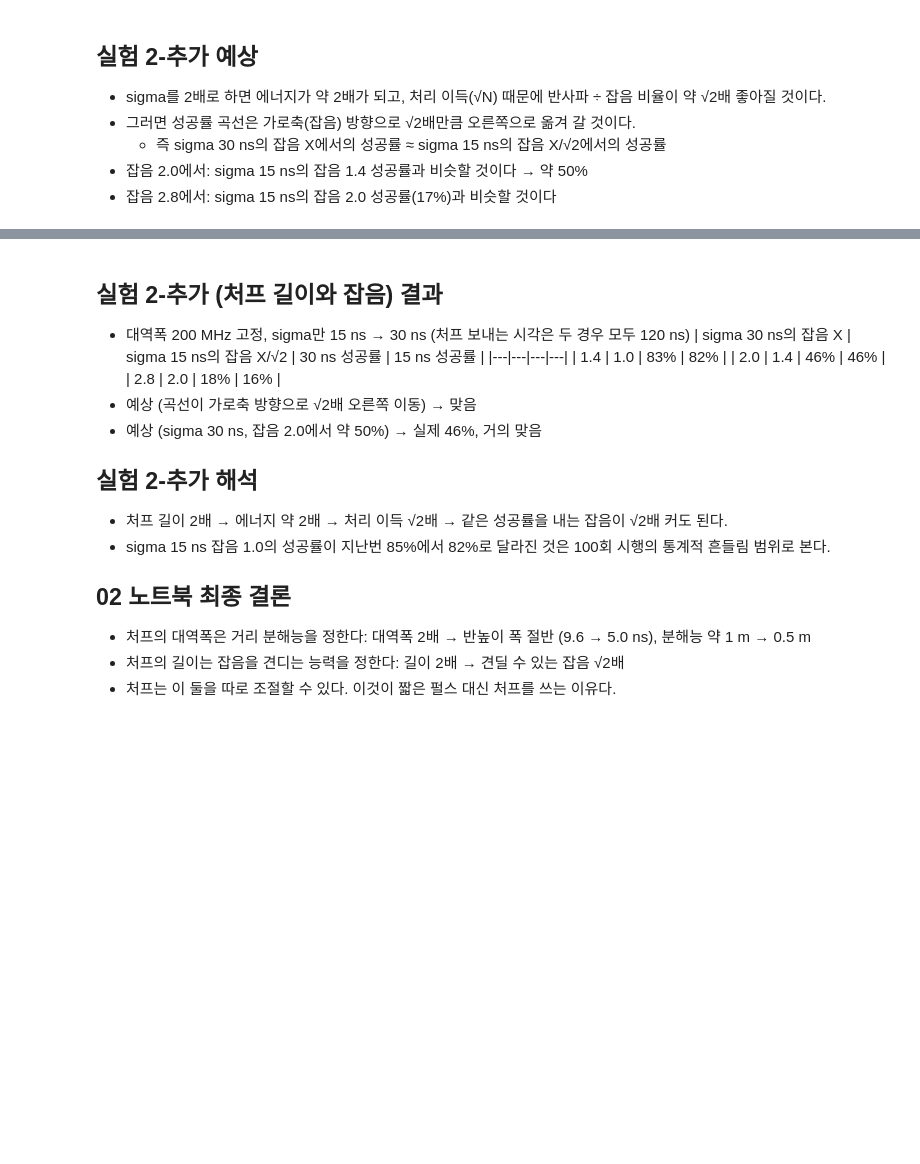
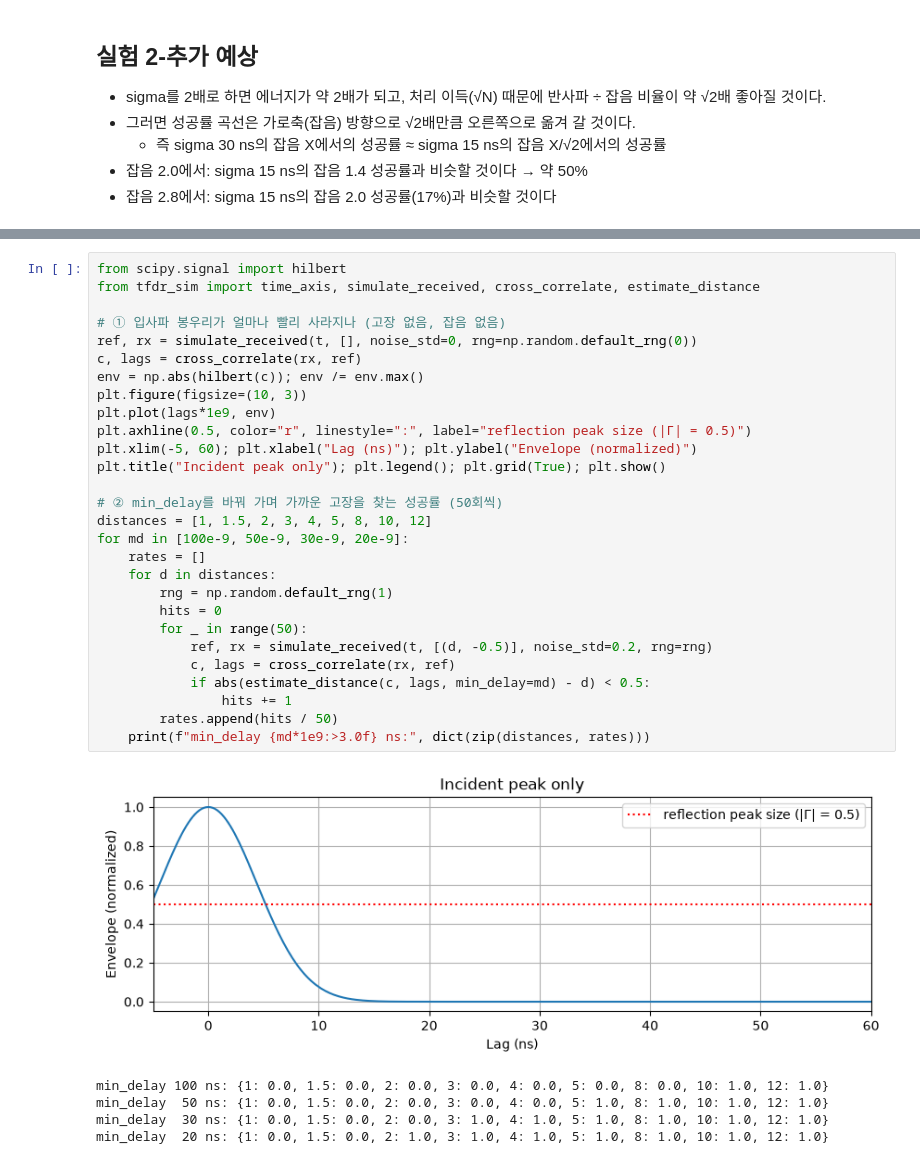
Before and after one commit to jingyu-k/tfdr-fault-localization, a Jupyter notebook: notebooks/02_resolution_and_noise.ipynb, the cells around one changed output, grey strips where cells are left out. Drawn from its saved outputs; the diff is of its cells as text; blank space fills up the shorter version.

Commit message:
02: 대역폭 정의(반전력 대역폭)와 min_delay 실험 추가, README 수정

```diff
--- a/notebooks/02_resolution_and_noise.ipynb
+++ b/notebooks/02_resolution_and_noise.ipynb
@@ -283,19 +287,34 @@ sigma 30 ns: [1.0, 1.0, 0.83, 0.46, 0.18, 0.08]
-# %% [markdown]
-## 실험 2-추가 (처프 길이와 잡음) 결과
-- 대역폭 200 MHz 고정, sigma만 15 ns → 30 ns (처프 보내는 시각은 두 경우 모두 120 ns)
-| sigma 30 ns의 잡음 X | sigma 15 ns의 잡음 X/√2 | 30 ns 성공률 | 15 ns 성공률 |
-|---|---|---|---|
-| 1.4 | 1.0 | 83% | 82% |
-| 2.0 | 1.4 | 46% | 46% |
-| 2.8 | 2.0 | 18% | 16% |
-- 예상 (곡선이 가로축 방향으로 √2배 오른쪽 이동) → 맞음
-- 예상 (sigma 30 ns, 잡음 2.0에서 약 50%) → 실제 46%, 거의 맞음
-
-## 실험 2-추가 해석
-- 처프 길이 2배 → 에너지 약 2배 → 처리 이득 √2배 → 같은 성공률을 내는 잡음이 √2배 커도 된다.
-- sigma 15 ns 잡음 1.0의 성공률이 지난번 85%에서 82%로 달라진 것은 100회 시행의 통계적 흔들림 범위로 본다.
-
-## 02 노트북 최종 결론
-- 처프의 대역폭은 거리 분해능을 정한다: 대역폭 2배 → 반높이 폭 절반 (9.6 → 5.0 ns), 분해능 약 1 m → 0.5 m
-- 처프의 길이는 잡음을 견디는 능력을 정한다: 길이 2배 → 견딜 수 있는 잡음 √2배
-- 처프는 이 둘을 따로 조절할 수 있다. 이것이 짧은 펄스 대신 처프를 쓰는 이유다.
+# %%
+from scipy.signal import hilbert
+from tfdr_sim import time_axis, simulate_received, cross_correlate, estimate_distance
+
+# ① 입사파 봉우리가 얼마나 빨리 사라지나 (고장 없음, 잡음 없음)
+ref, rx = simulate_received(t, [], noise_std=0, rng=np.random.default_rng(0))
+c, lags = cross_correlate(rx, ref)
+env = np.abs(hilbert(c)); env /= env.max()
+plt.figure(figsize=(10, 3))
+plt.plot(lags*1e9, env)
+plt.axhline(0.5, color="r", linestyle=":", label="reflection peak size (|Γ| = 0.5)")
+plt.xlim(-5, 60); plt.xlabel("Lag (ns)"); plt.ylabel("Envelope (normalized)")
+plt.title("Incident peak only"); plt.legend(); plt.grid(True); plt.show()
+
+# ② min_delay를 바꿔 가며 가까운 고장을 찾는 성공률 (50회씩)
+distances = [1, 1.5, 2, 3, 4, 5, 8, 10, 12]
+for md in [100e-9, 50e-9, 30e-9, 20e-9]:
+    rates = []
+    for d in distances:
+        rng = np.random.default_rng(1)
+        hits = 0
+        for _ in range(50):
+            ref, rx = simulate_received(t, [(d, -0.5)], noise_std=0.2, rng=rng)
+            c, lags = cross_correlate(rx, ref)
+            if abs(estimate_distance(c, lags, min_delay=md) - d) < 0.5:
+                hits += 1
+        rates.append(hits / 50)
+    print(f"min_delay {md*1e9:>3.0f} ns:", dict(zip(distances, rates)))
+# %% [output]
+[figure, added]
+min_delay 100 ns: {1: 0.0, 1.5: 0.0, 2: 0.0, 3: 0.0, 4: 0.0, 5: 0.0, 8: 0.0, 10: 1.0, 12: 1.0}
+min_delay  50 ns: {1: 0.0, 1.5: 0.0, 2: 0.0, 3: 0.0, 4: 0.0, 5: 1.0, 8: 1.0, 10: 1.0, 12: 1.0}
+min_delay  30 ns: {1: 0.0, 1.5: 0.0, 2: 0.0, 3: 1.0, 4: 1.0, 5: 1.0, 8: 1.0, 10: 1.0, 12: 1.0}
+min_delay  20 ns: {1: 0.0, 1.5: 0.0, 2: 1.0, 3: 1.0, 4: 1.0, 5: 1.0, 8: 1.0, 10: 1.0, 12: 1.0}
```
Also changed, not shown: parts of 8 cells of this notebook, 1 other file.
